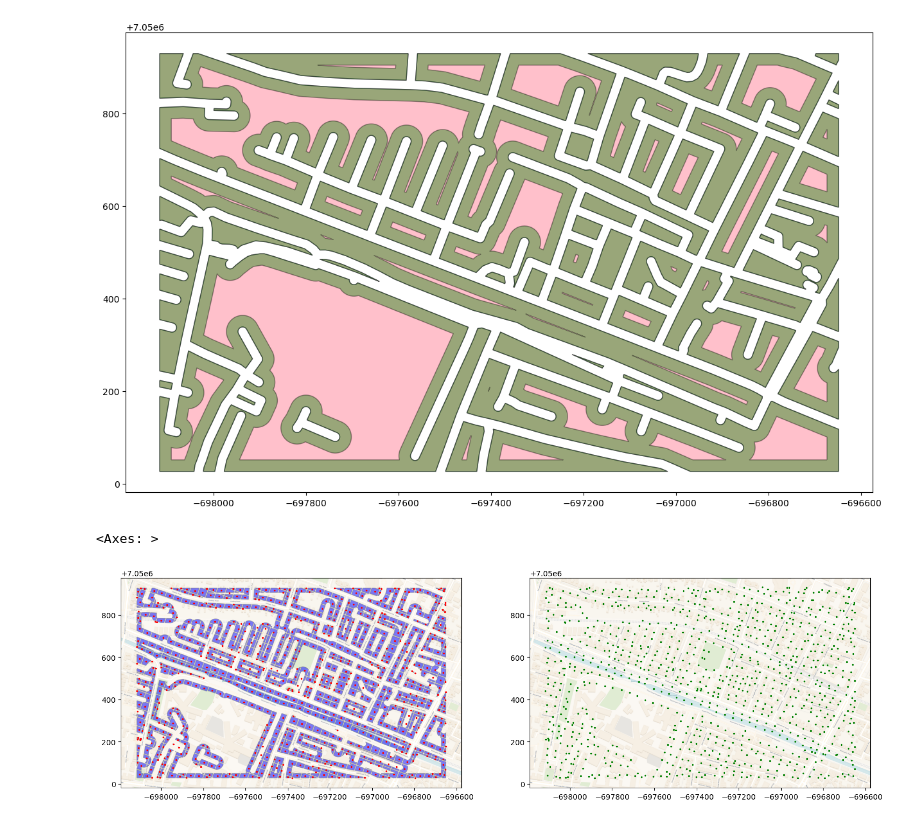
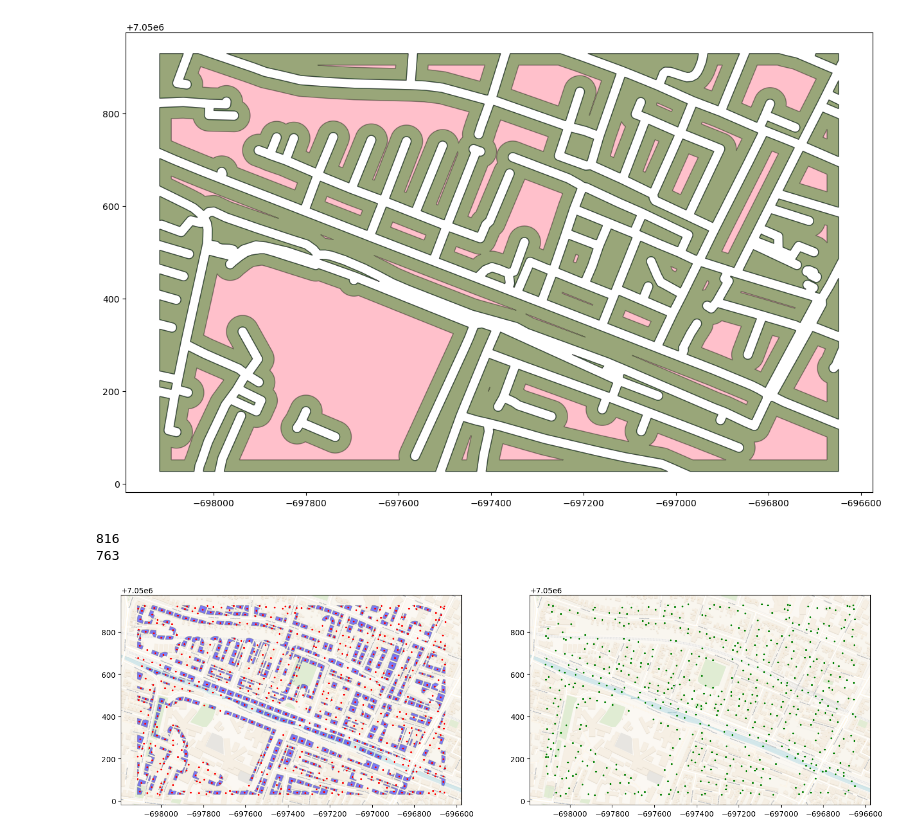
Before and after one commit to paddeaux/radian, a Jupyter notebook: radian_multi.ipynb, the cells around one changed output. Cells and saved outputs as stored; diff of their text form; code cells hidden in the pictures.

Commit message:
Made fake whitworth buildings

```diff
--- a/radian_multi.ipynb
+++ b/radian_multi.ipynb
@@ -195,5 +195,5 @@ buffers = gpd.GeoDataFrame(geometry=test_join)
 
 test_squares = tile_gdf(buffers, 40, -20)
 
-building_buffers = test_squares.buffer(-2)
+building_buffers = test_squares.buffer(-4)
 building_buffers = building_buffers[building_buffers.is_empty == False].reset_index(drop=True)
@@ -200,29 +211,26 @@ building_buffers = building_buffers[building_buffers.is_empty == False].reset_in
 # %%
-def gdf_jitter(gdf, change=5):
-    # take in a gdf of points and return the same gdf with the location altered by given percentage
-    for i, geom in enumerate(gdf):
-        gx, gy = geom.x, geom.y
-        gdf[i] = Point([gx + random.uniform(-change, change), gy + random.uniform(-change, change)])
-    return gdf
-
-roads = gpd.read_file('geojson_polygons/whitworth_roads.geojson').to_crs(3857)
-
 fig, axs = plt.subplots(1,2,figsize=(18,15))
 
 for ax in axs.flatten():
     # set basemap for each plot
     buffers.plot(ax=ax, facecolor='none', edgecolor='none', alpha=0.8)
     cx.add_basemap(ax, crs='EPSG:3857', attribution=False, source=cx.providers.CartoDB.Voyager)
 
-building_points_jitter = gdf_jitter(building_buffers.centroid, 5)
+
+print(len(building_buffers))
 
 # plotting polygons, buffer shapes, and centroids
-building_buffers.plot(ax=axs[0], facecolor='blue', edgecolor='grey', alpha=0.5)
+building_buffers.sample(600).plot(ax=axs[0], facecolor='blue', edgecolor='grey', alpha=0.5)
 building_buffers.centroid.plot(ax=axs[0], color='red', markersize=2)
 
+print(int(len(building_points_jitter) * 0.8))
+
 # plotting just the points
-building_points_jitter.plot(ax=axs[1], color='green',markersize=2)
+building_points_jitter.sample(int(len(building_points_jitter) * 0.6)).plot(ax=axs[1], color='green',markersize=2)
 #roads.plot(ax=axs[1], alpha=0.4)
+
+building_buffers.to_file("geojson_polygons/whitworth_fake_buildings.geojson", driver="GeoJSON")
 # %% [output]
-<Axes: >
+816
+763
-[figure, old version]
+[figure, new version]
```
Also changed, not shown: parts of 2 cells of this notebook, 1 other file.
